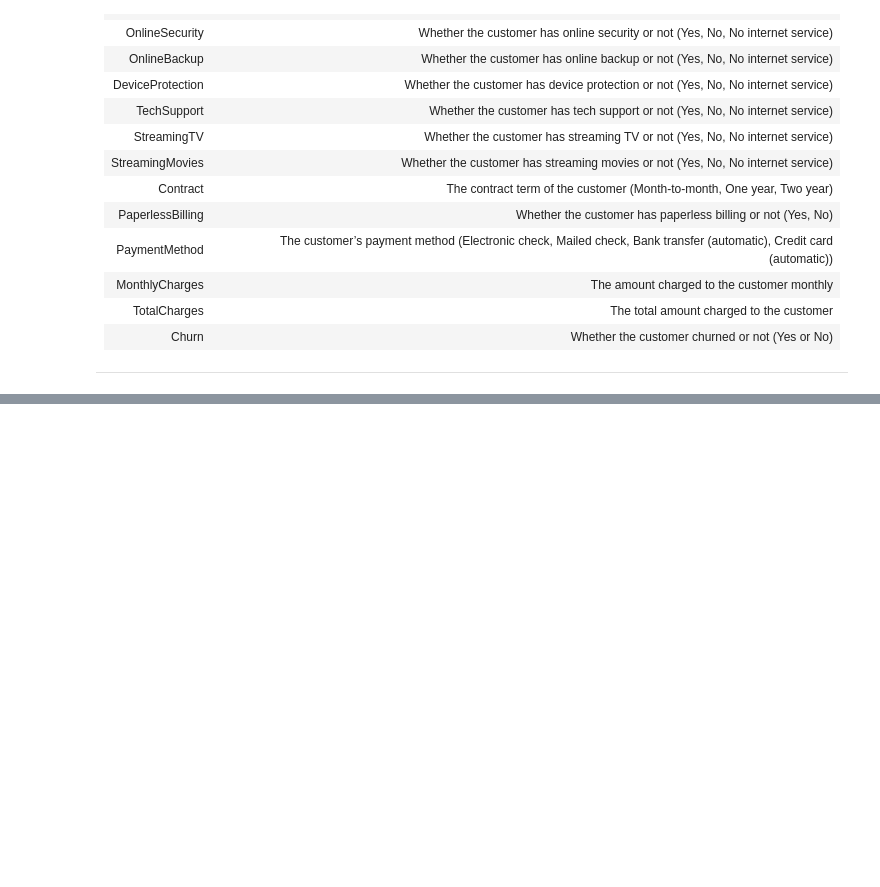
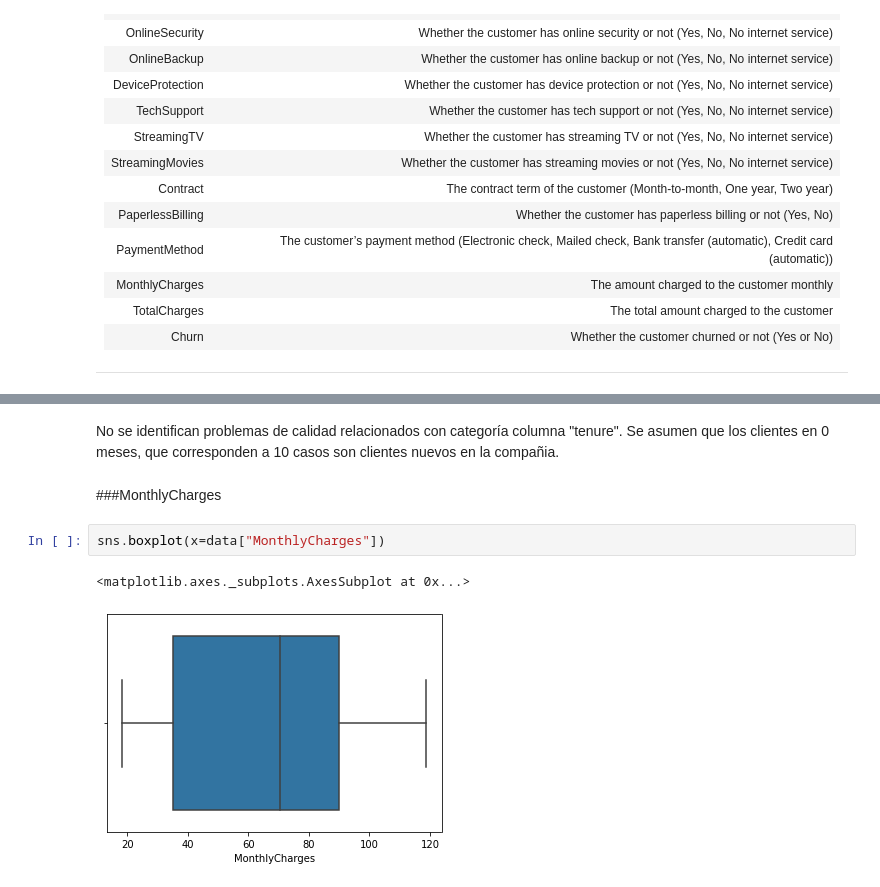
Before and after one commit to yacanom/CDA_taller-4, a Jupyter notebook: Notebooks/CDA_Taller_4_Pandas_Profile.ipynb, the cells around one changed output, grey strips where cells are left out. Drawn from its saved outputs; the diff is of its cells as text; blank space fills up the shorter version.

```diff
--- a/Notebooks/CDA_Taller_4_Pandas_Profile.ipynb
+++ b/Notebooks/CDA_Taller_4_Pandas_Profile.ipynb
@@ -81,0 +152,9 @@ ProfileReport(data)
+# %% [markdown]
+No se identifican problemas de calidad relacionados con categoría columna "tenure". Se asumen que los clientes en 0 meses, que corresponden a 10 casos son clientes nuevos en la compañia.
+# %% [markdown]
+###MonthlyCharges
+# %%
+sns.boxplot(x=data["MonthlyCharges"])
+# %% [output]
+<matplotlib.axes._subplots.AxesSubplot at 0x...>
+[figure, added]
```
Also changed, not shown: parts of 91 cells of this notebook.
